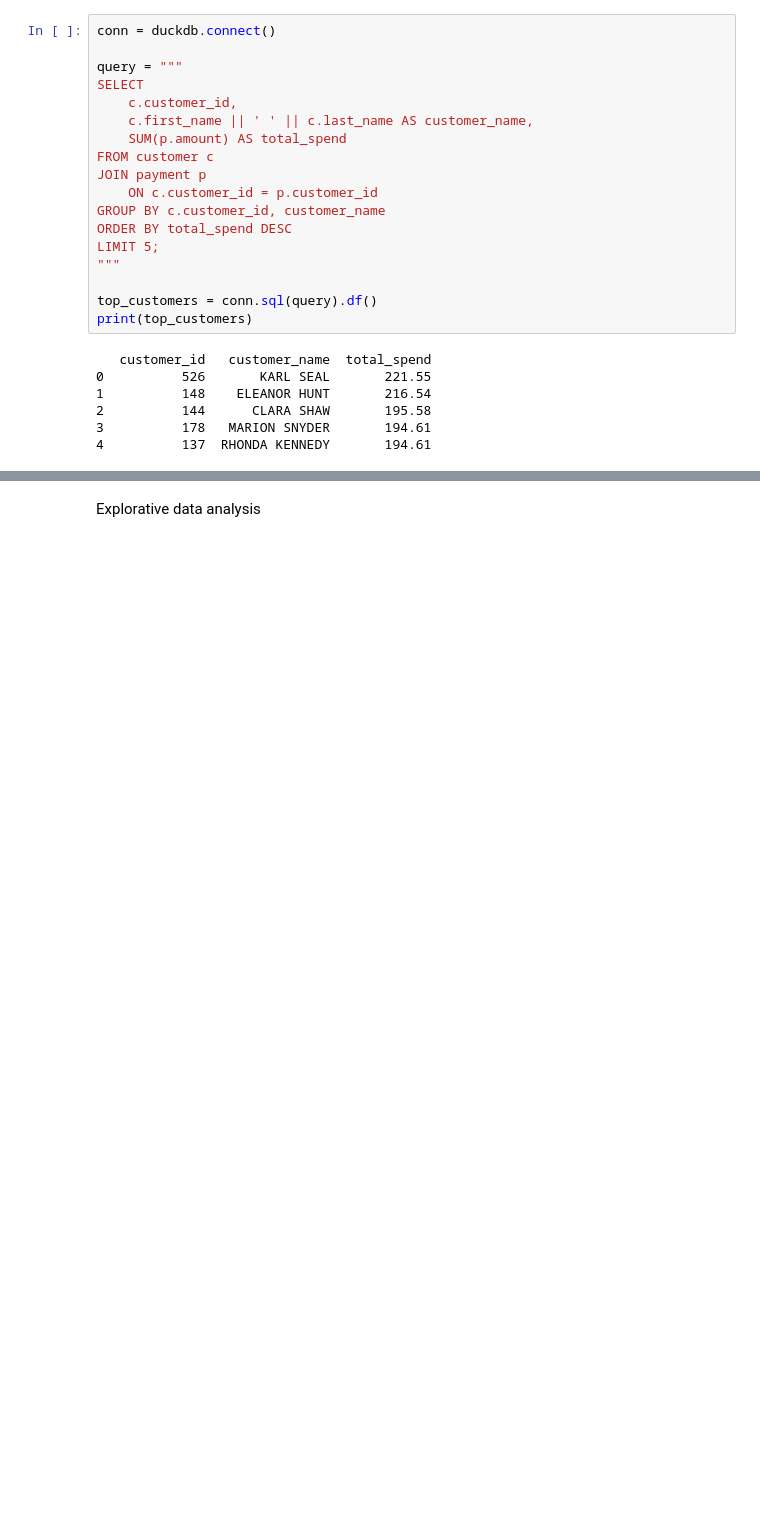
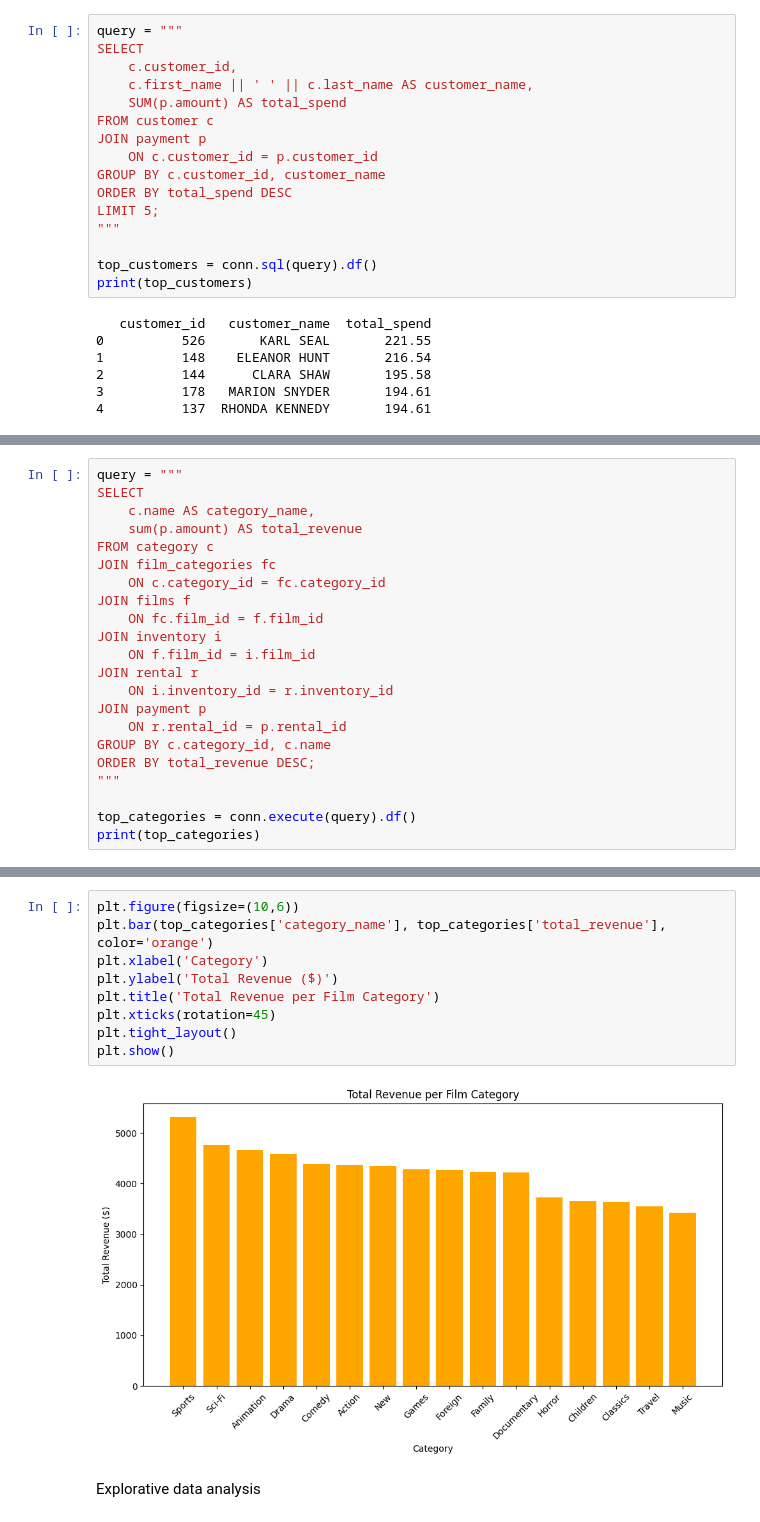
Before and after one commit to revisiting25/movie_lab, a Jupyter notebook: movie_analytics.ipynb, the cells around one changed output, grey strips where cells are left out. Saved outputs shown, nothing was run; the diff lists cells and outputs as text; blank space fills up the shorter version.

```diff
--- a/movie_analytics.ipynb
+++ b/movie_analytics.ipynb
@@ -235,6 +265,4 @@ conn.execute(query).df()
 # %%
-conn = duckdb.connect()
-
 query = """
 SELECT
     c.customer_id,
@@ -268,0 +301,22 @@ plt.show()
+# %%
+query = """
+SELECT
+    c.name AS category_name,
+    sum(p.amount) AS total_revenue
+FROM category c
+JOIN film_categories fc
+    ON c.category_id = fc.category_id
+JOIN films f
+    ON fc.film_id = f.film_id
+JOIN inventory i
+    ON f.film_id = i.film_id
+JOIN rental r
+    ON i.inventory_id = r.inventory_id
+JOIN payment p
+    ON r.rental_id = p.rental_id
+GROUP BY c.category_id, c.name
+ORDER BY total_revenue DESC;
+"""
+
+top_categories = conn.execute(query).df()
+print(top_categories)
@@ -269,3 +341,14 @@ plt.show()
+# %%
+plt.figure(figsize=(10,6))
+plt.bar(top_categories['category_name'], top_categories['total_revenue'], color='orange')
+plt.xlabel('Category')
+plt.ylabel('Total Revenue ($)')
+plt.title('Total Revenue per Film Category')
+plt.xticks(rotation=45)
+plt.tight_layout()
+plt.show()
+# %% [output]
+[figure, added]
 # %% [markdown]
 Explorative data analysis
 # %%
```
Also changed, not shown: parts of 19 cells of this notebook, 1 other file.
